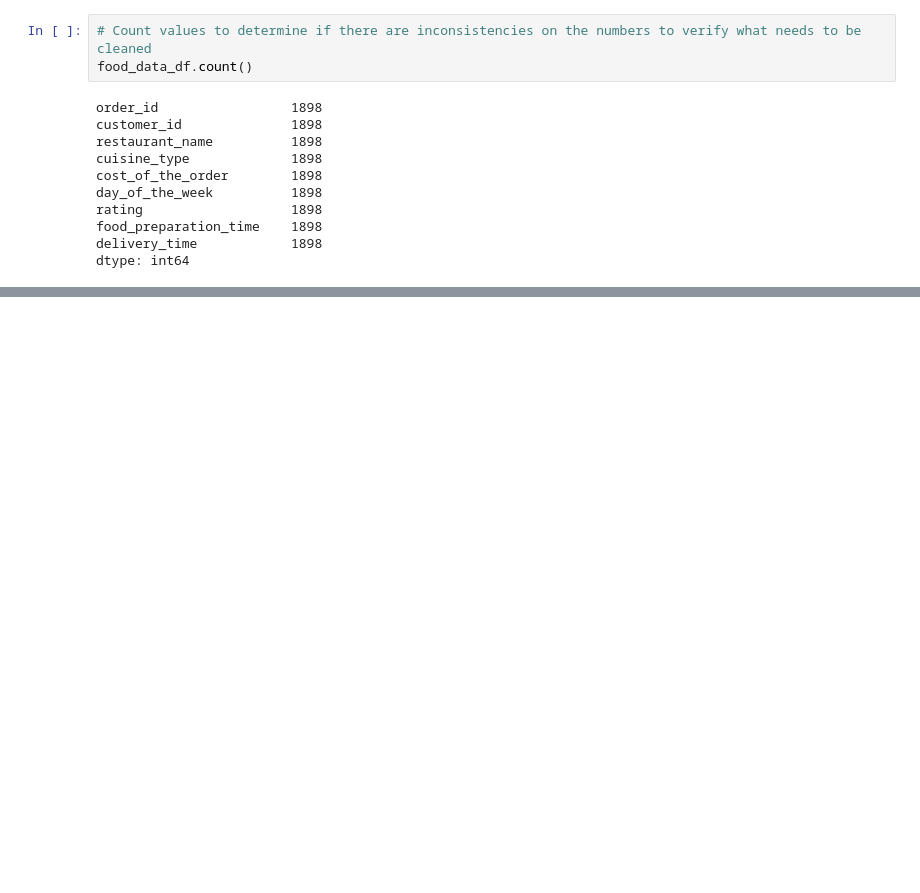
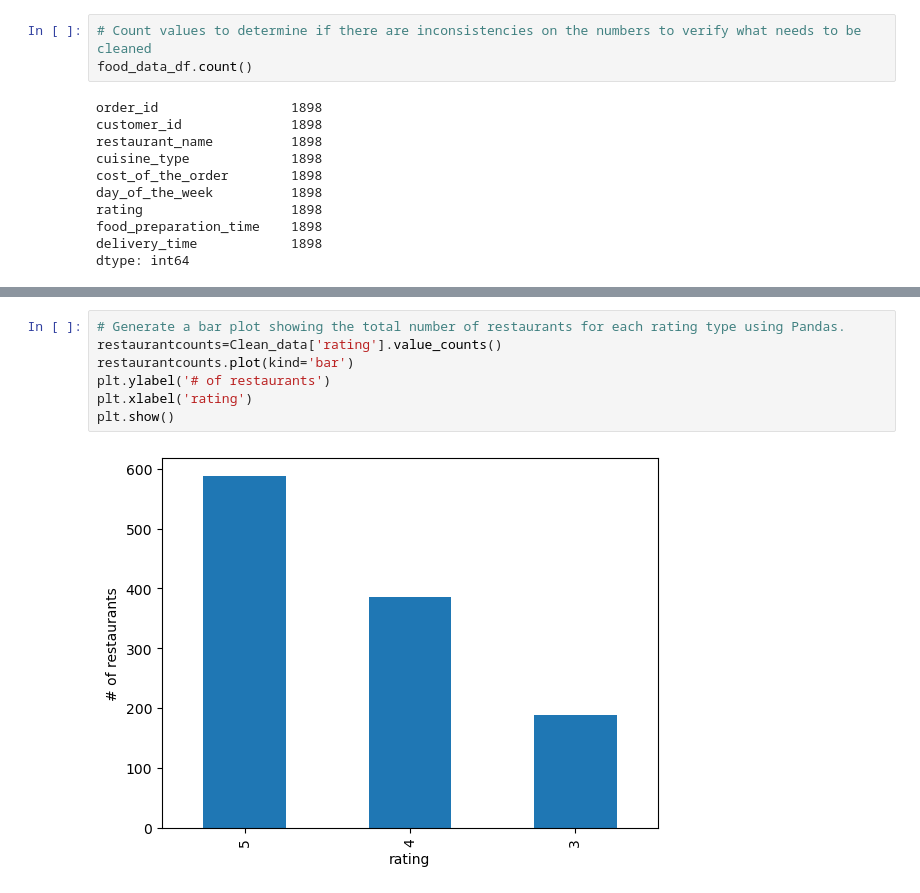
Before and after one commit to WanessaEdmond/GroupProjectFoodies, a Jupyter notebook: ny_foodies.ipynb, the cells around one changed output, grey strips where cells are left out. Drawn from its saved outputs; the diff is of its cells as text; blank space fills up the shorter version.

```diff
--- a/ny_foodies.ipynb
+++ b/ny_foodies.ipynb
@@ -88,0 +233,9 @@ food_data_df[food_data_df.restaurant_name.isin(["Joe's Shanghai \x8e_À\x8eü£
+# %%
+# Generate a bar plot showing the total number of restaurants for each rating type using Pandas.
+restaurantcounts=Clean_data['rating'].value_counts()
+restaurantcounts.plot(kind='bar')
+plt.ylabel('# of restaurants')
+plt.xlabel('rating')
+plt.show()
+# %% [output]
+[figure, added]
```
Also changed, not shown: parts of 13 cells of this notebook.
